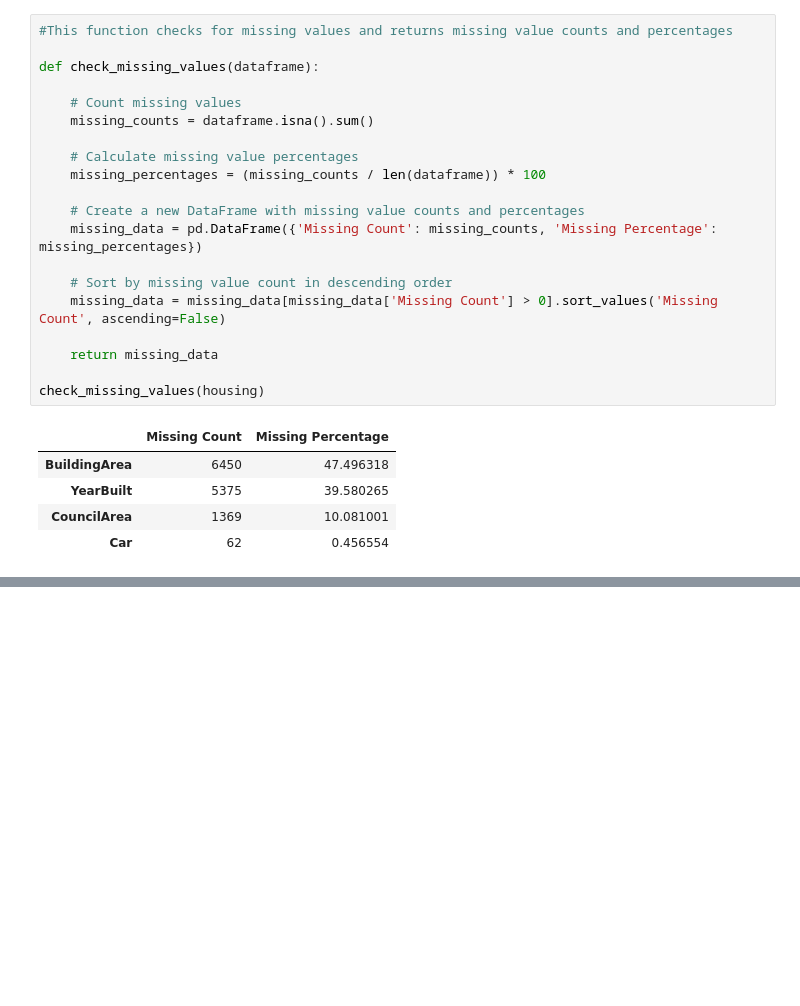
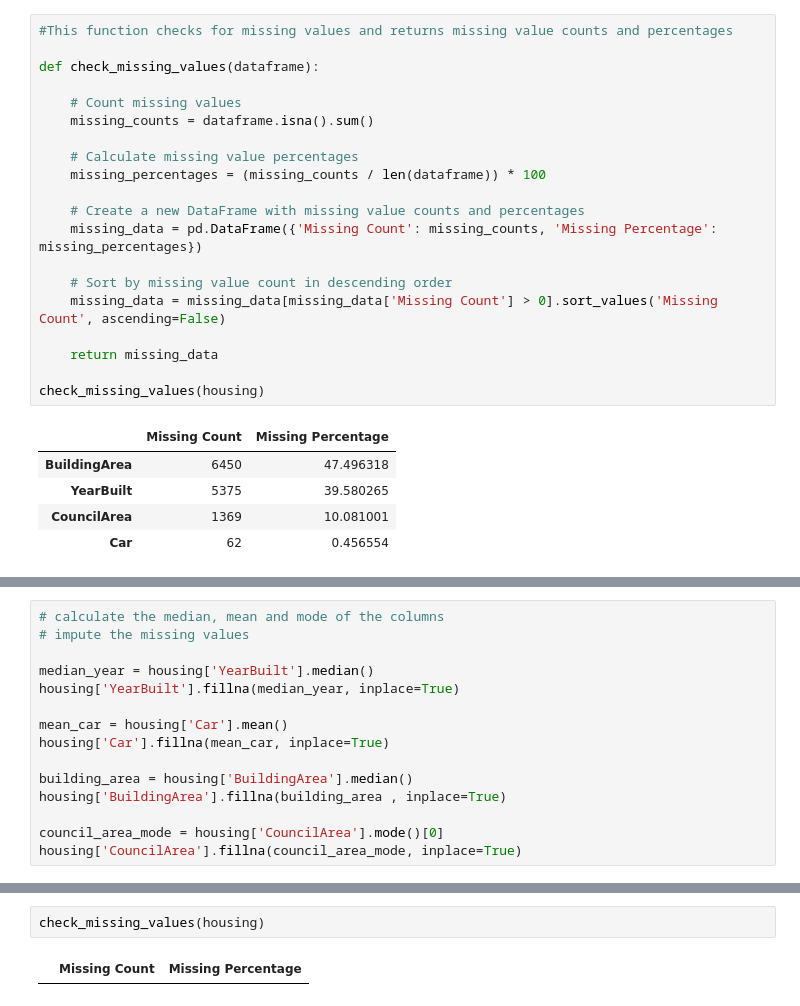
Before and after one commit to Emilly-Njue/Regression, a Jupyter notebook: regression1.ipynb, the cells around one changed output, grey strips where cells are left out. Drawn from its saved outputs; the diff is of its cells as text; blank space fills up the shorter version.

```diff
--- a/regression1.ipynb
+++ b/regression1.ipynb
@@ -207,0 +251,15 @@ check_missing_values(housing)
+# %%
+# calculate the median, mean and mode of the columns
+# impute the missing values
+
+median_year = housing['YearBuilt'].median()
+housing['YearBuilt'].fillna(median_year, inplace=True)
+
+mean_car = housing['Car'].mean()
+housing['Car'].fillna(mean_car, inplace=True)
+
+building_area = housing['BuildingArea'].median()
+housing['BuildingArea'].fillna(building_area , inplace=True)
+
+council_area_mode = housing['CouncilArea'].mode()[0]
+housing['CouncilArea'].fillna(council_area_mode, inplace=True)
@@ -207,0 +282,4 @@ check_missing_values(housing)
+# %%
+check_missing_values(housing)
+# %% [output]
+|  | Missing Count | Missing Percentage |
```
Also changed, not shown: parts of 10 cells of this notebook.
